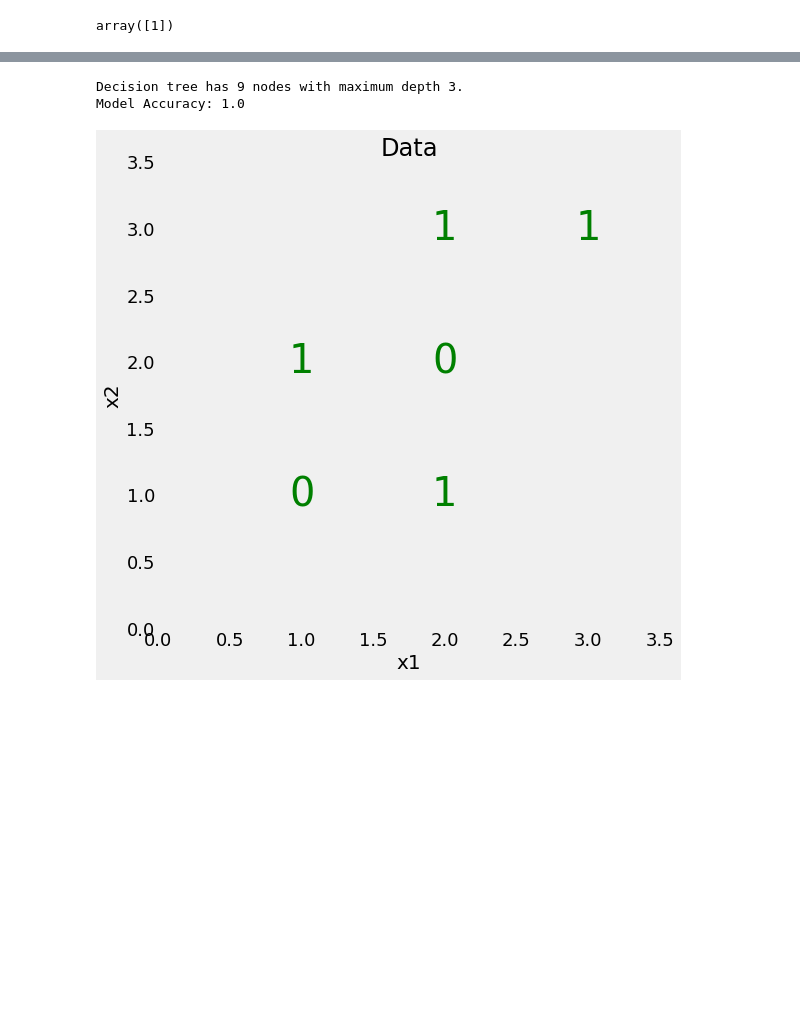
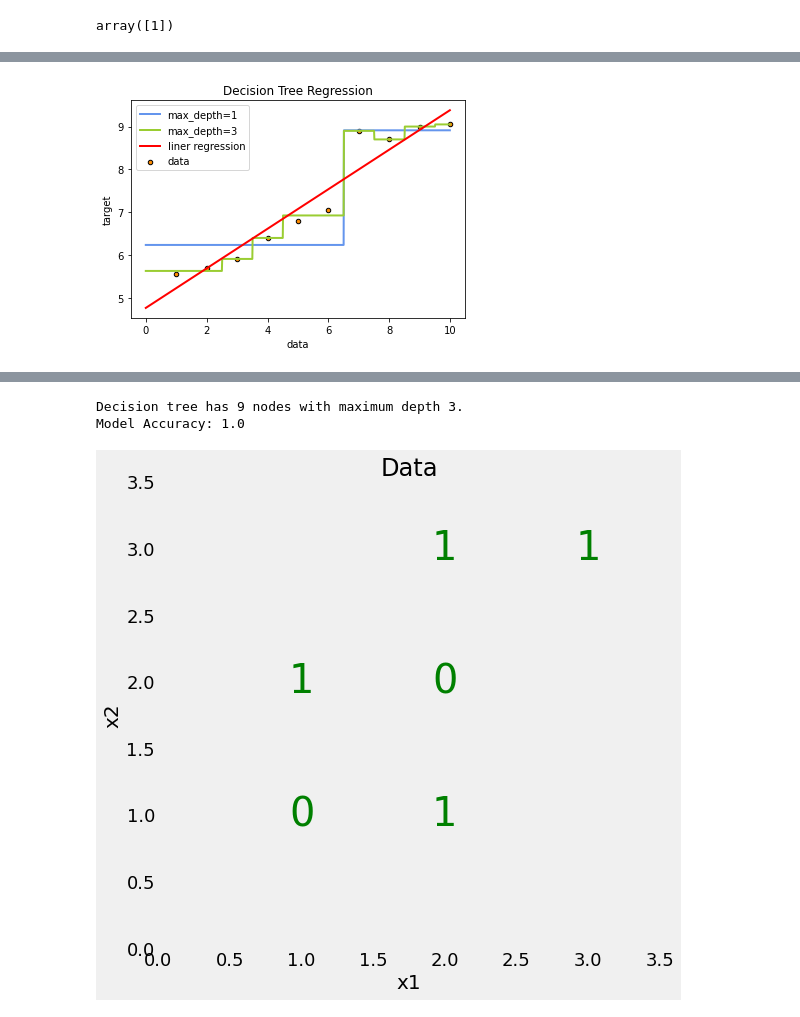
Before and after one commit to OuyangWenyu/elks, a Jupyter notebook: math-basics/machine-learning/decision-tree.ipynb, the cells around one changed output, grey strips where cells are left out. Drawn from its saved outputs; the diff is of its cells as text; code cells hidden in the pictures; blank space fills up the shorter version.

```diff
--- a/math-basics/machine-learning/decision-tree.ipynb
+++ b/math-basics/machine-learning/decision-tree.ipynb
@@ -136,0 +208,39 @@ $$\widehat{c_m}=mean(y|x\in R_m)$$
+# %%
+import numpy as np
+import matplotlib.pyplot as plt
+from sklearn.tree import DecisionTreeRegressor
+from sklearn import linear_model
+
+# Data set
+x = np.array(list(range(1, 11))).reshape(-1, 1)
+y = np.array([5.56, 5.70, 5.91, 6.40, 6.80, 7.05, 8.90, 8.70, 9.00, 9.05]).ravel()
+
+# Fit regression model
+model1 = DecisionTreeRegressor(max_depth=1)
+model2 = DecisionTreeRegressor(max_depth=3)
+model3 = linear_model.LinearRegression()
+model1.fit(x, y)
+model2.fit(x, y)
+model3.fit(x, y)
+
+# Predict
+X_test = np.arange(0.0, 10.0, 0.01)[:, np.newaxis]
+y_1 = model1.predict(X_test)
+y_2 = model2.predict(X_test)
+y_3 = model3.predict(X_test)
+
+# Plot the results
+plt.figure()
+plt.scatter(x, y, s=20, edgecolor="black",
+            c="darkorange", label="data")
+plt.plot(X_test, y_1, color="cornflowerblue",
+         label="max_depth=1", linewidth=2)
+plt.plot(X_test, y_2, color="yellowgreen", label="max_depth=3", linewidth=2)
+plt.plot(X_test, y_3, color='red', label='liner regression', linewidth=2)
+plt.xlabel("data")
+plt.ylabel("target")
+plt.title("Decision Tree Regression")
+plt.legend()
+plt.show()
+# %% [output]
+[figure, added]
```
Also changed, not shown: parts of 4 cells of this notebook, 7 other files.
